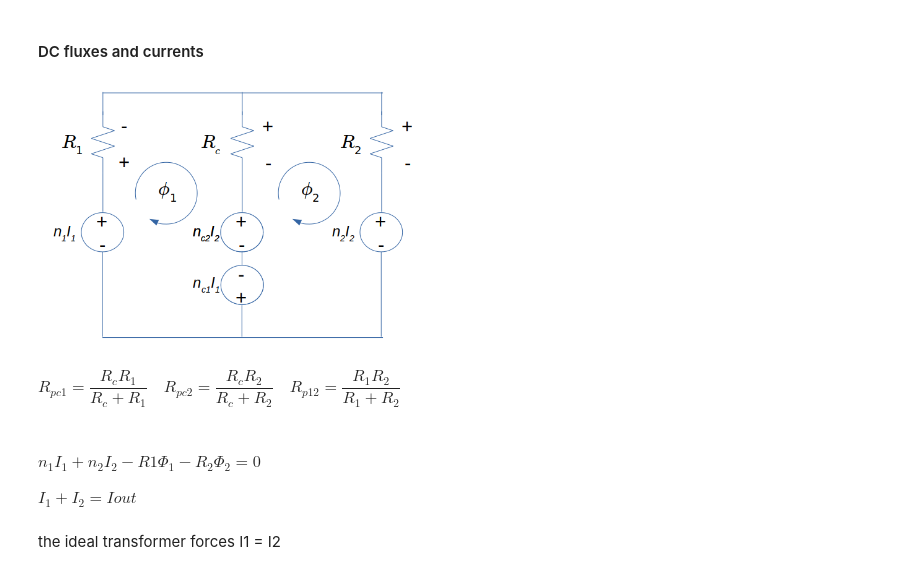
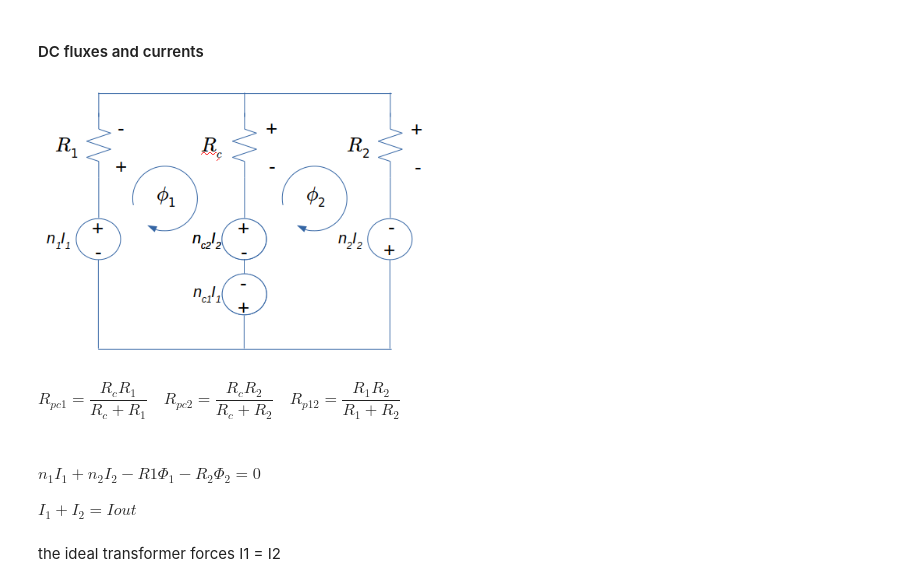
Before and after one commit to grkidwell/Integrated_magnetic, a Jupyter notebook: 48V_integratedmagnetic.ipynb, the cells around one changed output. Saved outputs shown, nothing was run; the diff lists cells and outputs as text; code cells hidden in the pictures.

```diff
--- a/48V_integratedmagnetic.ipynb
+++ b/48V_integratedmagnetic.ipynb
@@ -255,12 +238,12 @@ class Reluctance_model:
 # %% [markdown]
 #### DC fluxes and currents
 # %%
-Image('Integrated_magnetic/DC_reluctance_circuit.PNG', width=400)
+Image('images/DC_reluctance_circuit.PNG', width=400)
 
 #note that the I1 and I2 terms in center post may not be the same as the I1 and I2
 #terms around the legs.    need to verify
 # %% [output]
-[figure, old version]
+[figure, new version]
 # %% [markdown]
 $R_{pc1}=\dfrac{R_cR_1}{R_c+R_1}\quad R_{pc2}=\dfrac{R_cR_2}{R_c+R_2}\quad R_{p12}=\dfrac{R_1R_2}{R_1+R_2}$
 \
```
Also changed, not shown: parts of 30 cells of this notebook, 52 other files.
